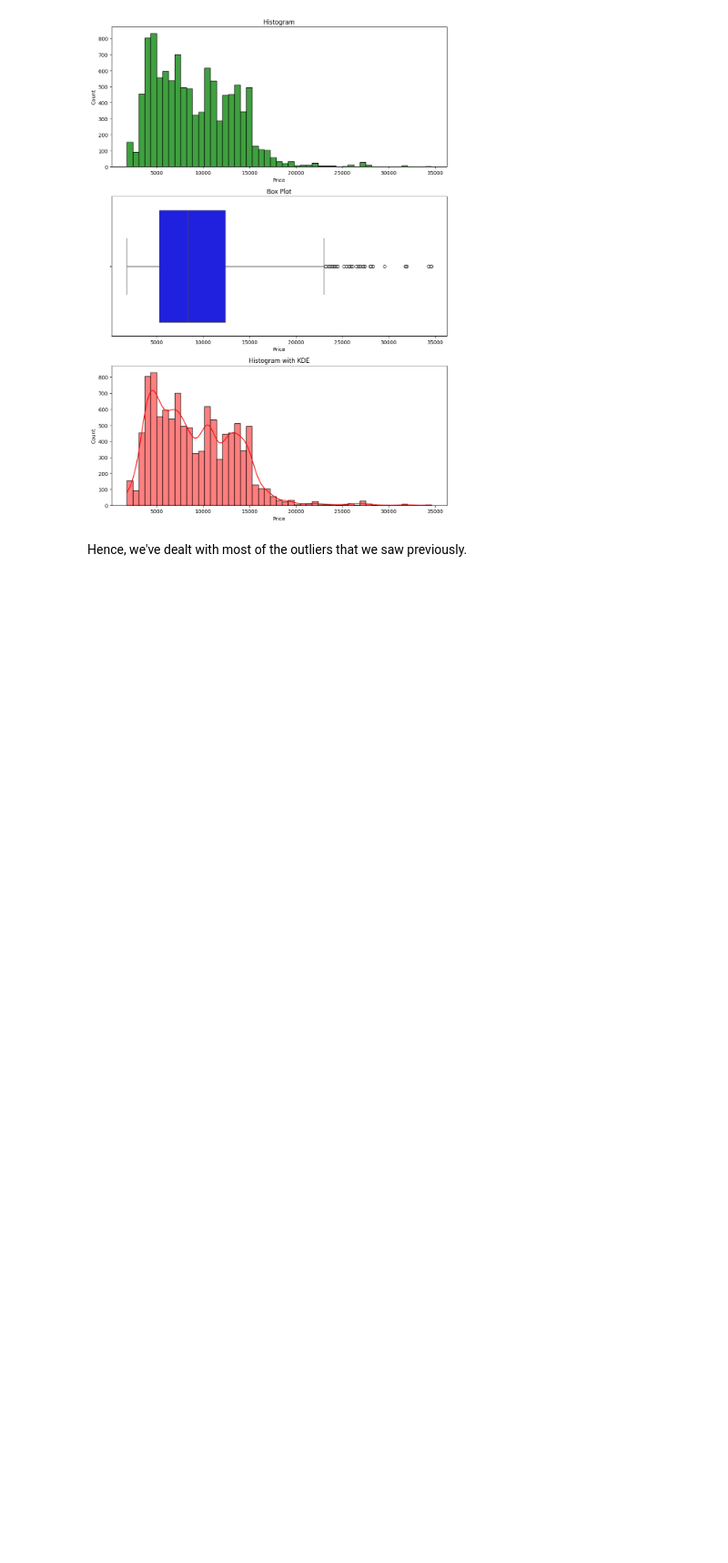
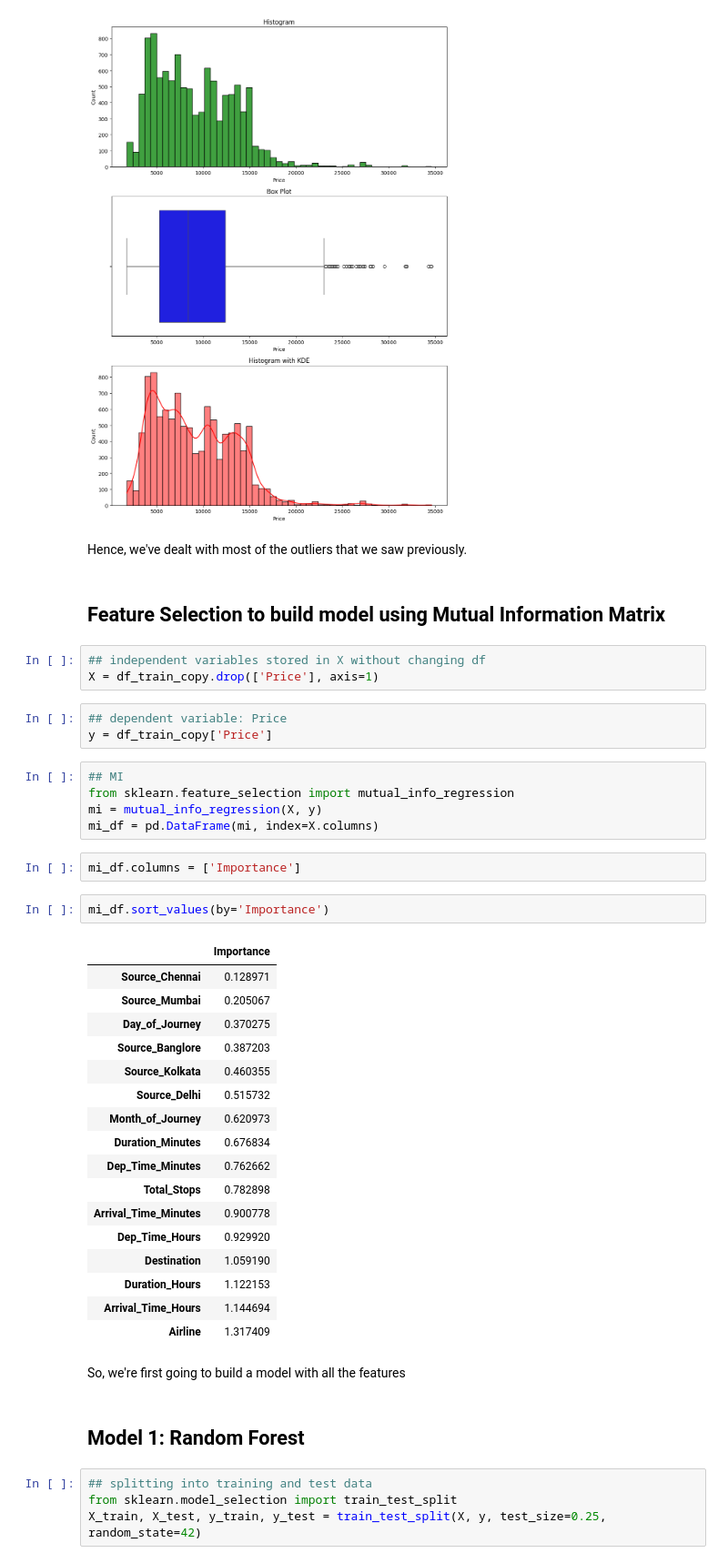
Before and after one commit to suyogshresthaa/Flight-Fare-Prediction-System, a Jupyter notebook: flight_price_prediction.ipynb, the cells around one changed output. Shown at 91% size. Saved outputs shown, nothing was run; the diff lists cells and outputs as text; blank space fills up the shorter version.

Commit message:
random forest

```diff
--- a/flight_price_prediction.ipynb
+++ b/flight_price_prediction.ipynb
@@ -642,3 +642,46 @@ plt.show()
 [figure]
 # %% [markdown]
 Hence, we've dealt with most of the outliers that we saw previously.
+# %% [markdown]
+## Feature Selection to build model using Mutual Information Matrix
+# %%
+## independent variables stored in X without changing df
+X = df_train_copy.drop(['Price'], axis=1)
+# %%
+## dependent variable: Price
+y = df_train_copy['Price']
+# %%
+## MI
+from sklearn.feature_selection import mutual_info_regression
+mi = mutual_info_regression(X, y)
+mi_df = pd.DataFrame(mi, index=X.columns)
+# %%
+mi_df.columns = ['Importance']
+# %%
+mi_df.sort_values(by='Importance')
+# %% [output]
+|  | Importance |
+| Source_Chennai | 0.128971 |
+| Source_Mumbai | 0.205067 |
+| Day_of_Journey | 0.370275 |
+| Source_Banglore | 0.387203 |
+| Source_Kolkata | 0.460355 |
+| Source_Delhi | 0.515732 |
+| Month_of_Journey | 0.620973 |
+| Duration_Minutes | 0.676834 |
+| Dep_Time_Minutes | 0.762662 |
+| Total_Stops | 0.782898 |
+| Arrival_Time_Minutes | 0.900778 |
+| Dep_Time_Hours | 0.929920 |
+| Destination | 1.059190 |
+| Duration_Hours | 1.122153 |
+| Arrival_Time_Hours | 1.144694 |
+| Airline | 1.317409 |
+# %% [markdown]
+So, we're first going to build a model with all the features
+# %% [markdown]
+## Model 1: Random Forest
+# %%
+## splitting into training and test data
+from sklearn.model_selection import train_test_split
+X_train, X_test, y_train, y_test = train_test_split(X, y, test_size=0.25, random_state=42)
```
Also changed, not shown: parts of 9 cells of this notebook.
